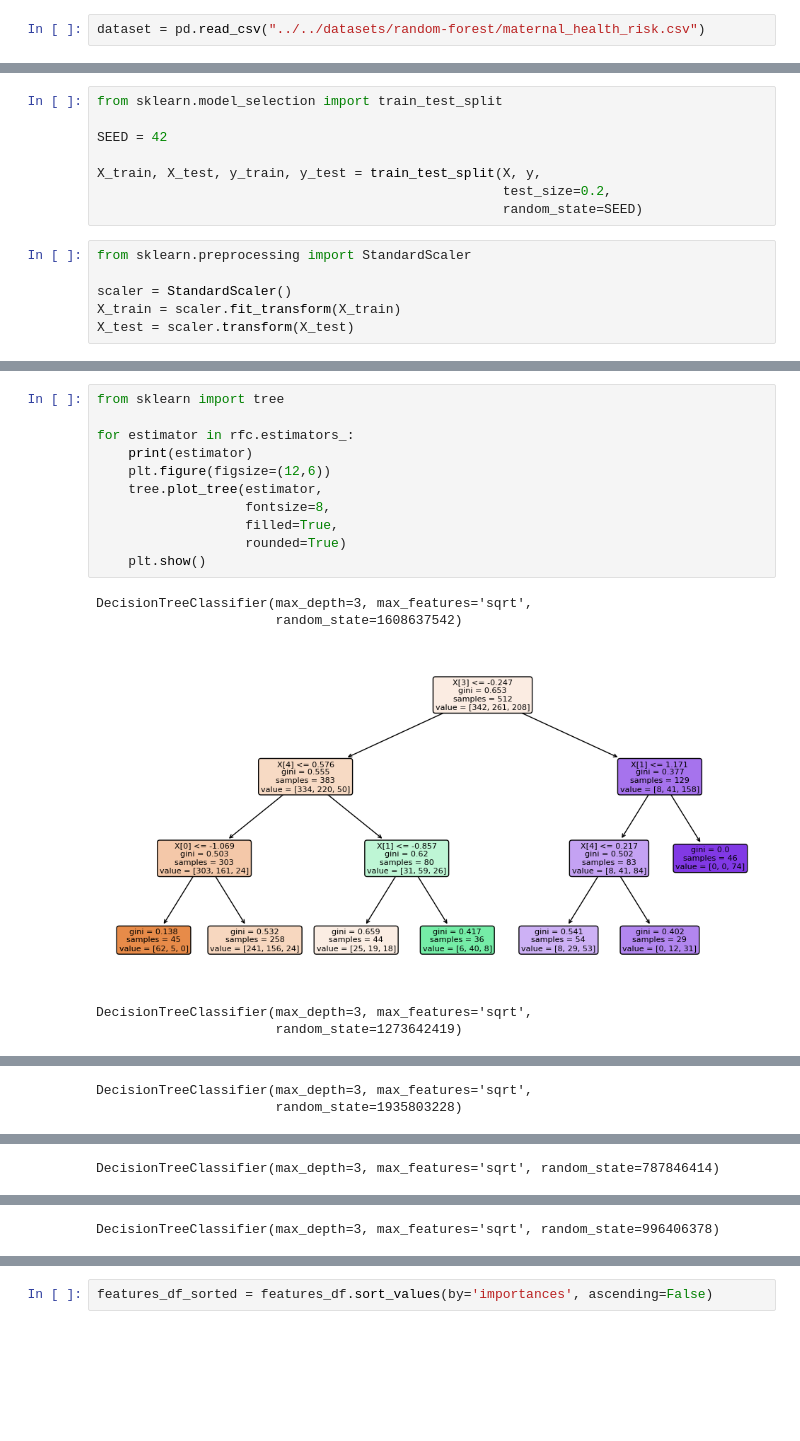
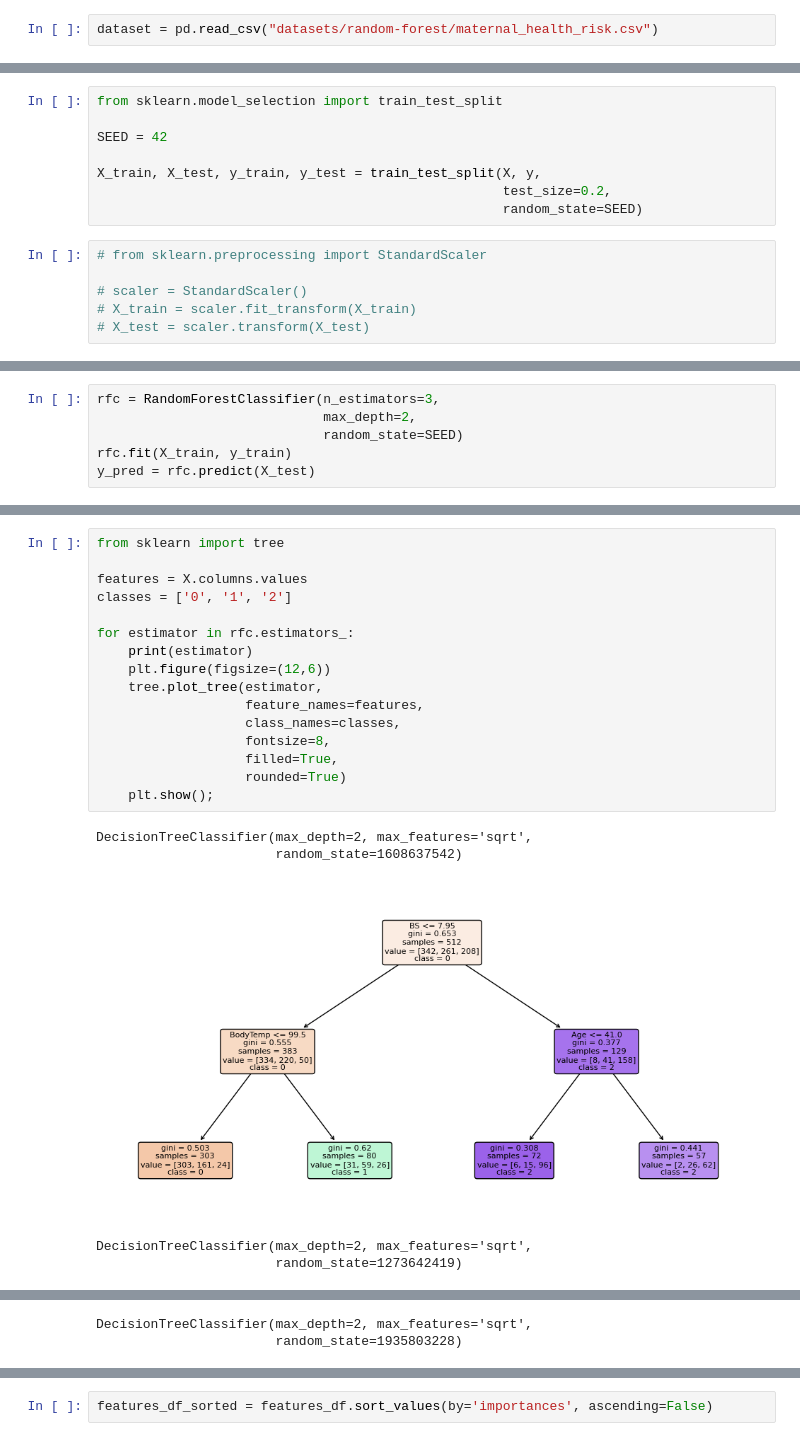
Before and after one commit to cassiasamp/logreg, a Jupyter notebook: notebooks/random-forest/random-forest.ipynb, the cells around one changed output, grey strips where cells are left out. Cells and saved outputs as stored; diff of their text form; blank space fills up the shorter version.

```diff
--- a/notebooks/random-forest/random-forest.ipynb
+++ b/notebooks/random-forest/random-forest.ipynb
@@ -6,7 +6,7 @@ import numpy as np
 import seaborn as sns
 import matplotlib.pyplot as plt
 # %%
-dataset = pd.read_csv("../../datasets/random-forest/maternal_health_risk.csv")
+dataset = pd.read_csv("datasets/random-forest/maternal_health_risk.csv")
 # %% [markdown]
 * Age: Any ages in years when a women during pregnant.
 * SystolicBP: Upper value of Blood Pressure in mmHg, another significant attribute during pregnancy.
@@ -85,9 +98,9 @@ X_train, X_test, y_train, y_test = train_test_split(X, y,
                                                     test_size=0.2,
                                                     random_state=SEED)
 # %%
-from sklearn.preprocessing import StandardScaler
+# from sklearn.preprocessing import StandardScaler
 
-scaler = StandardScaler()
-X_train = scaler.fit_transform(X_train)
-X_test = scaler.transform(X_test)
+# scaler = StandardScaler()
+# X_train = scaler.fit_transform(X_train)
+# X_test = scaler.transform(X_test)
 # %%
@@ -100,0 +126,6 @@ y_pred = rfc.predict(X_test)
+# %%
+rfc = RandomForestClassifier(n_estimators=3,
+                             max_depth=2,
+                             random_state=SEED)
+rfc.fit(X_train, y_train)
+y_pred = rfc.predict(X_test)
@@ -101,17 +138,22 @@ y_pred = rfc.predict(X_test)
 # %%
 from sklearn import tree
+
+features = X.columns.values
+classes = ['0', '1', '2']
 
 for estimator in rfc.estimators_:
     print(estimator)
     plt.figure(figsize=(12,6))
     tree.plot_tree(estimator,
+                   feature_names=features,
+                   class_names=classes,
                    fontsize=8,
                    filled=True,
                    rounded=True)
-    plt.show()
+    plt.show();
 # %% [output]
-DecisionTreeClassifier(max_depth=3, max_features='sqrt',
+DecisionTreeClassifier(max_depth=2, max_features='sqrt',
                        random_state=1608637542)
-[figure, old version]
+[figure, new version]
-DecisionTreeClassifier(max_depth=3, max_features='sqrt',
+DecisionTreeClassifier(max_depth=2, max_features='sqrt',
                        random_state=1273642419)
@@ -119,2 +161,2 @@ DecisionTreeClassifier(max_depth=3, max_features='sqrt',
-DecisionTreeClassifier(max_depth=3, max_features='sqrt',
+DecisionTreeClassifier(max_depth=2, max_features='sqrt',
                        random_state=1935803228)
@@ -122 +163,0 @@ DecisionTreeClassifier(max_depth=3, max_features='sqrt',
-DecisionTreeClassifier(max_depth=3, max_features='sqrt', random_state=787846414)
@@ -124 +163,0 @@ DecisionTreeClassifier(max_depth=3, max_features='sqrt', random_state=787846414)
-DecisionTreeClassifier(max_depth=3, max_features='sqrt', random_state=996406378)
```
Also changed, not shown: parts of 23 cells of this notebook.
